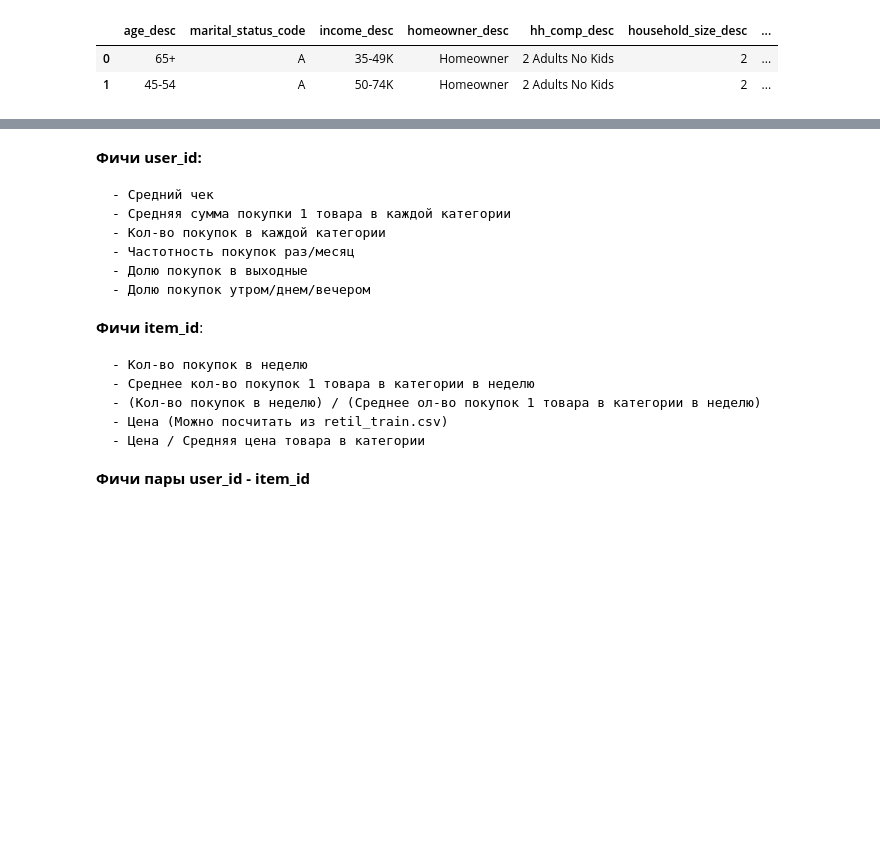
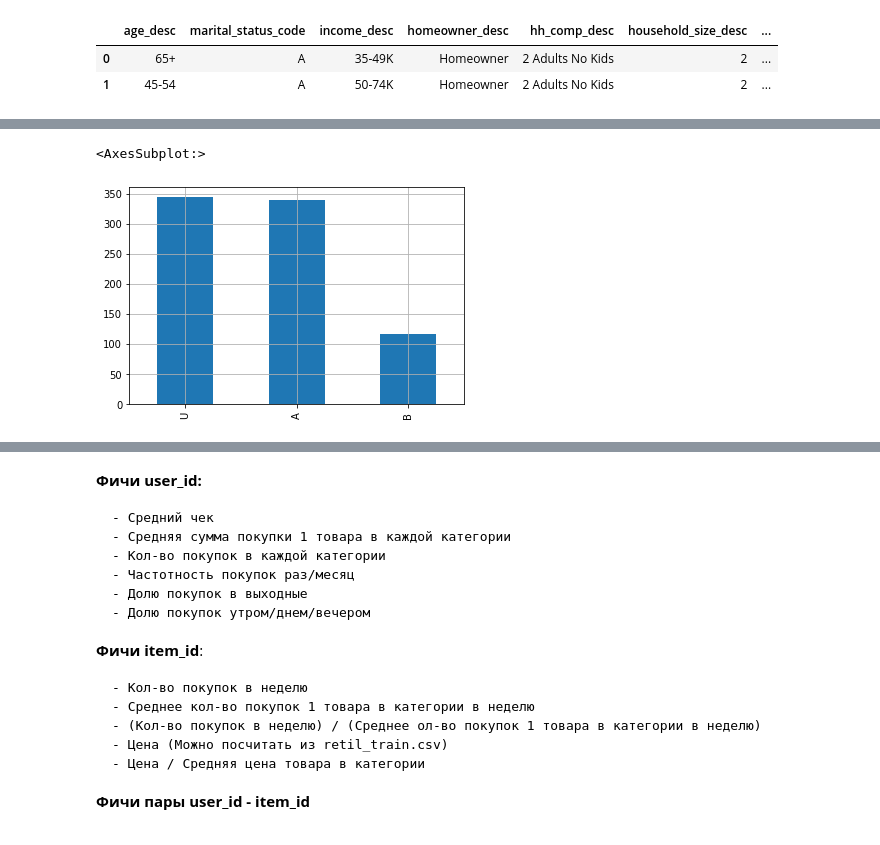
Before and after one commit to lyutov89/recsys, a Jupyter notebook: Lesson_6/webinar_6_hw.ipynb, the cells around one changed output, grey strips where cells are left out. Drawn from its saved outputs; the diff is of its cells as text; code cells hidden in the pictures; blank space fills up the shorter version.

```diff
--- a/Lesson_6/webinar_6_hw.ipynb
+++ b/Lesson_6/webinar_6_hw.ipynb
@@ -537,0 +529,8 @@ department = df_ranker_train[['item_id', 'department']]
+# %%
+user_features['age_desc'] = user_features['age_desc'].replace(
+    {'19-24': 22, '25-34': 30, '35-44': 40, '45-54': 50, '55-64': 60, '65+': 70})
+# %%
+user_features.marital_status_code.value_counts().plot(kind = 'bar', grid=True)
+# %% [output]
+<AxesSubplot:>
+[figure, added]
```
Also changed, not shown: parts of 123 cells of this notebook.
